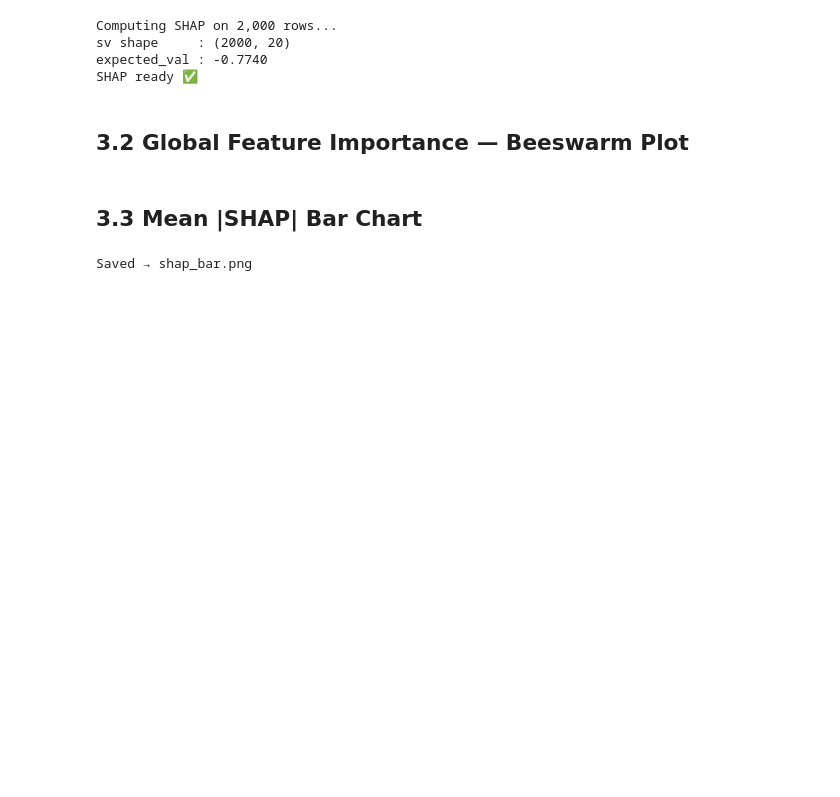
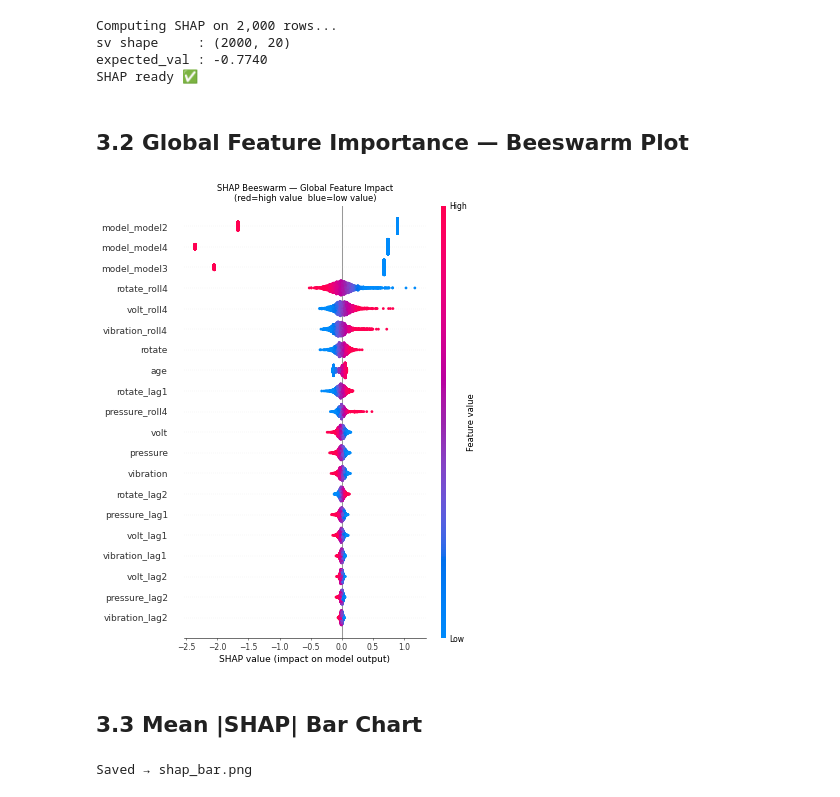
Before and after one commit to sneha-4515/IoT-Predictive-Maintenance-Engine, a Jupyter notebook: Notebooks/FactoryGuard_AI_Week1_to_4.ipynb, the cells around one changed output. Drawn from its saved outputs; the diff is of its cells as text; code cells hidden in the pictures; blank space fills up the shorter version.

```diff
--- a/Notebooks/FactoryGuard_AI_Week1_to_4.ipynb
+++ b/Notebooks/FactoryGuard_AI_Week1_to_4.ipynb
@@ -467,13 +467,18 @@ SHAP ready ✅
 # %% [markdown]
 ## 3.2 Global Feature Importance — Beeswarm Plot
 # %%
-fig, ax = plt.subplots(figsize=(10,8))
+fig, ax = plt.subplots(figsize=(10,6))
 shap.summary_plot(sv, X_shap, feature_names=FEATURE_COLS,
                   max_display=20, plot_type='dot',show=False)
 plt.title('SHAP Beeswarm — Global Feature Impact\n(red=high value  blue=low value)', fontsize=12)
 plt.tight_layout()
-plt.savefig('shap_beeswarm.png', dpi=150, bbox_inches='tight')
+plt.savefig('shap_beeswarm.png', dpi=50, bbox_inches='tight')
 plt.show()
+print('Saved → shap_beeswarm.png')
+from IPython.display import Image, display
+display(Image('shap_beeswarm.png'))
+# %% [output]
+[figure, added]
 # %% [markdown]
 ## 3.3 Mean |SHAP| Bar Chart
 # %%
```
Also changed, not shown: parts of 12 cells of this notebook.
